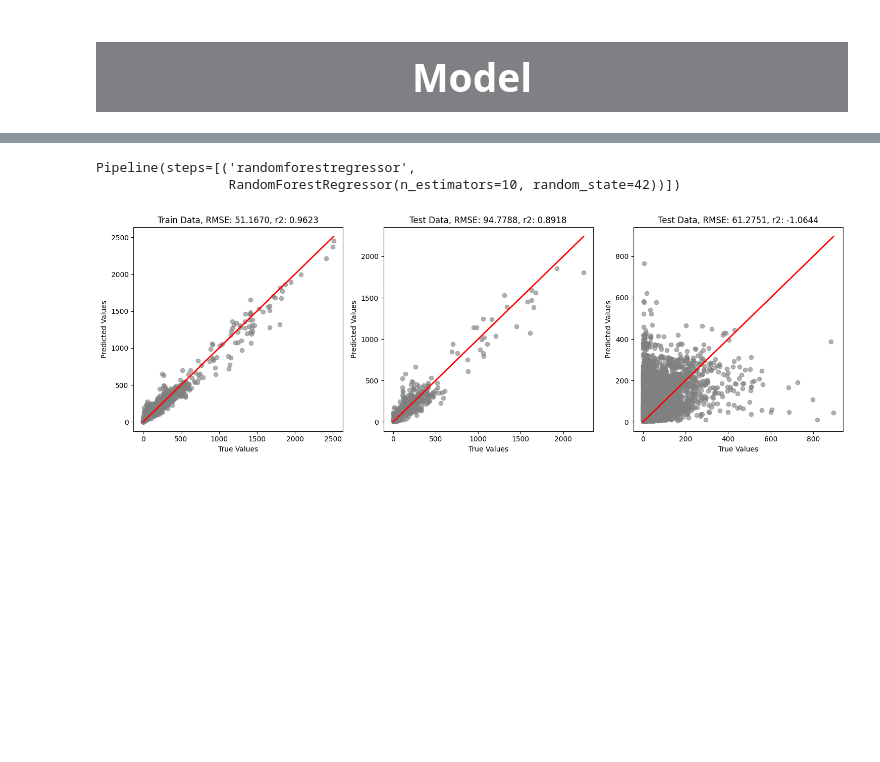
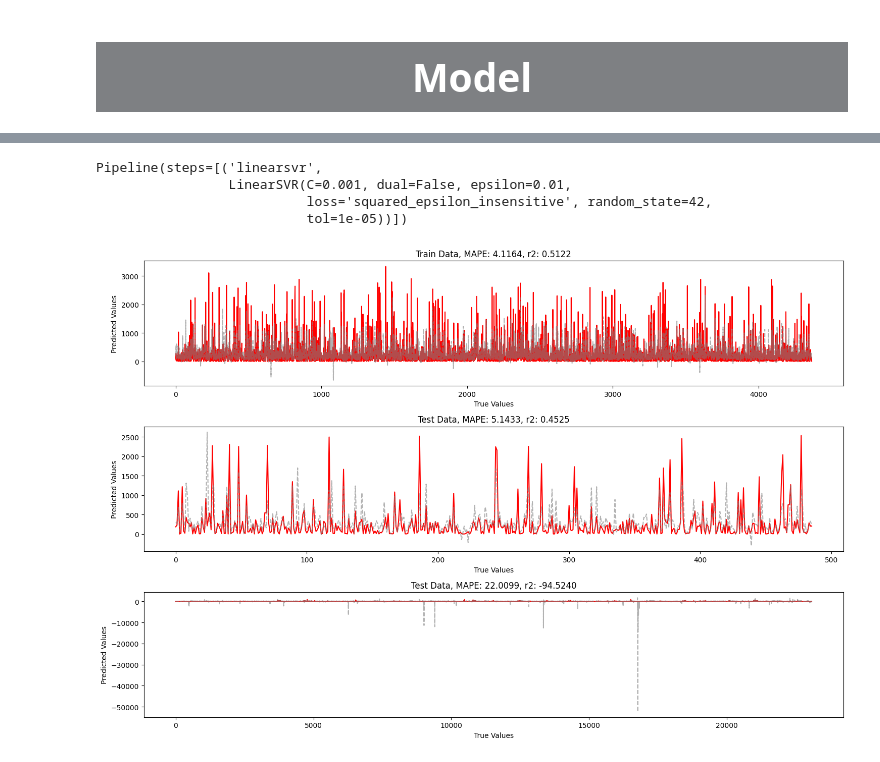
Before and after one commit to Alanxtl/forecast, a Jupyter notebook: src/model/ml.ipynb, the cells around one changed output, grey strips where cells are left out. Drawn from its saved outputs; the diff is of its cells as text; code cells hidden in the pictures; blank space fills up the shorter version.

Commit message:
Refactor data processing and model prediction integration; add new processing functions and update return values

```diff
--- a/src/model/ml.ipynb
+++ b/src/model/ml.ipynb
@@ -25,7 +29,7 @@ def count_files_in_directory(directory):
                 i += 1
 
                 # Shift the 'Commit Count' column up by one and assign it to 'target' column
-                df['Target'] = df['Commit Count'].shift(-1)
+                df['Target'] = df['Commit Count'].shift(-2)
                 df['Target'] = df['Target'].fillna(df['Commit Count'])
 
                 if 'tensor_list' not in locals():
@@ -104,4 +46,4 @@ def process(all):
 # %%
-data = process(all)
+data, _ = process(all)
 data.hist(bins=50, figsize=(20,15))
 # %% [output]
@@ -210,8 +90,14 @@ rus = RandomOverSampler(random_state=42)
 # %%
 test_dir = '/root/workspace/forecast/data/predict/dataset/sep'
 test = count_files_in_directory(test_dir)
-test = process(test)
+test, _ = process(test)
 X_test_1 = test.drop("Target", axis=1)
 Y_test_1 = test["Target"].copy()
+
+test_dir = '/root/workspace/forecast/data/predict/dataset/1'
+test2 = count_files_in_directory(test_dir)
+test2, _ = process(test2)
+X_test_2 = test2.drop("Target", axis=1)
+Y_test_2 = test2["Target"].copy()
 # %% [output]
 462
@@ -239,59 +118,65 @@ from sklearn.pipeline import make_pipeline
 from sklearn.preprocessing import MinMaxScaler
 from sklearn.neural_network import MLPRegressor, MLPClassifier
 from sklearn.tree import DecisionTreeRegressor
-from sklearn.metrics import mean_squared_error, root_mean_squared_error, r2_score
+from xgboost import XGBRegressor, XGBClassifier
+from sklearn.metrics import mean_squared_error, root_mean_squared_error, r2_score, mean_absolute_percentage_error
+from sklearn.svm import LinearSVR
 
-
-model = RandomForestRegressor(n_estimators=10, random_state=42)
+model = LinearSVR(C=0.001, dual=False, epsilon=0.01, loss="squared_epsilon_insensitive", tol=1e-05, random_state=rand)
 pip = make_pipeline(model)
 pip.fit(X_train, Y_train)
 # %% [output]
-Pipeline(steps=[('randomforestregressor',
-                 RandomForestRegressor(n_estimators=10, random_state=42))])
+Pipeline(steps=[('linearsvr',
+                 LinearSVR(C=0.001, dual=False, epsilon=0.01,
+                           loss='squared_epsilon_insensitive', random_state=42,
+                           tol=1e-05))])
 # %%
+from sklearn.metrics import PredictionErrorDisplay
+
 y_pred_i = pip.predict(X_train)
 base = Y_train.loc[::]
 pred = y_pred_i[::]
 accuracy = (base == pred).mean()
-mse = root_mean_squared_error(base, pred)
+mse = mean_absolute_percentage_error(base, pred)
 r2 = r2_score(base, pred)
 
-fig, axes = plt.subplots(1, 3, figsize=(15, 5))
+fig, axes = plt.subplots(3, 1, figsize=(15, 10))
 
-axes[0].scatter(base, pred, color='grey', alpha=0.6)
-axes[0].plot([0, base.max()], [0, base.max()], color='red', lw=2)
-axes[0].set_title(f'Train Data, RMSE: {mse:.4f}, r2: {r2:.4f}')
+axes[0].plot(base.reset_index(drop=True), color='red', label='True')
+axes[0].plot(pred, color='grey', alpha=0.6, linestyle='--', label='Predicted')
+axes[0].set_title(f'Train Data, MAPE: {mse:.4f}, r2: {r2:.4f}')
 axes[0].set_xlabel('True Values')
 axes[0].set_ylabel('Predicted Values')
 
 y_pred_i = pip.predict(X_test)
-base = Y_test.loc[::]
+base = Y_test
 pred = y_pred_i[::]
 accuracy = (base == pred).mean()
-mse = root_mean_squared_error(base, pred)
+mse = mean_absolute_percentage_error(base, pred)
 r2 = r2_score(base, pred)
 
-axes[1].scatter(base, pred, color='grey', alpha=0.6)
-axes[1].plot([0, base.max()], [0, base.max()], color='red', lw=2)
-axes[1].set_title(f'Test Data, RMSE: {mse:.4f}, r2: {r2:.4f}')
+display = PredictionErrorDisplay(y_true=base, y_pred=pred)
+
+axes[1].plot(base.reset_index(drop=True), color='red', label='True')
+axes[1].plot(pred, color='grey', alpha=0.6, linestyle='--', label='Predicted')
+axes[1].set_title(f'Test Data, MAPE: {mse:.4f}, r2: {r2:.4f}')
 axes[1].set_xlabel('True Values')
 axes[1].set_ylabel('Predicted Values')
 
 y_pred_i = pip.predict(X_test_1)
 base = Y_test_1.loc[::]
 pred = y_pred_i[::]
 accuracy = (base == pred).mean()
-mse = root_mean_squared_error(base, pred)
+mse = mean_absolute_percentage_error(base, pred)
 r2 = r2_score(base, pred)
 
-
-axes[2].scatter(base, pred, color='grey', alpha=0.6)
-axes[2].plot([0, base.max()], [0, base.max()], color='red', lw=2)
-axes[2].set_title(f'Test Data, RMSE: {mse:.4f}, r2: {r2:.4f}')
+axes[2].plot(base.reset_index(drop=True), color='red', label='True')
+axes[2].plot(pred, color='grey', alpha=0.6, linestyle='--', label='Predicted')
+axes[2].set_title(f'Test Data, MAPE: {mse:.4f}, r2: {r2:.4f}')
 axes[2].set_xlabel('True Values')
 axes[2].set_ylabel('Predicted Values')
 
 plt.tight_layout()
 plt.show()
 # %% [output]
-[figure, old version]
+[figure, new version]
```
Also changed, not shown: parts of 21 cells of this notebook, 7 other files.
